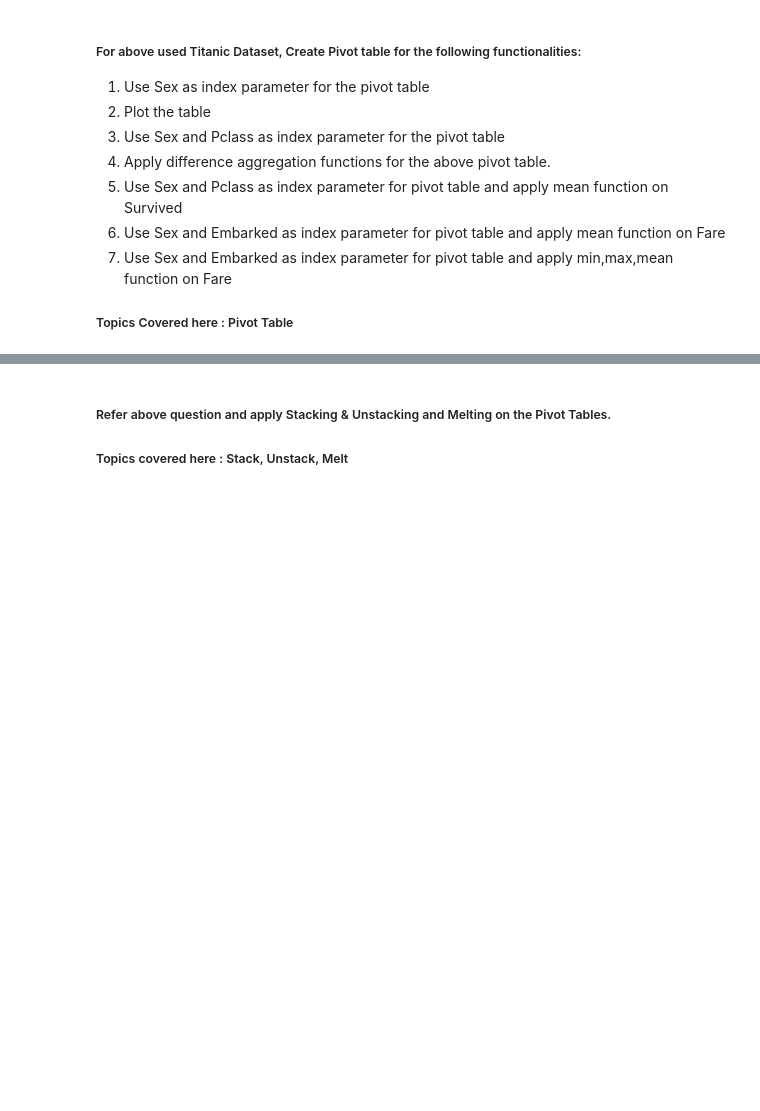
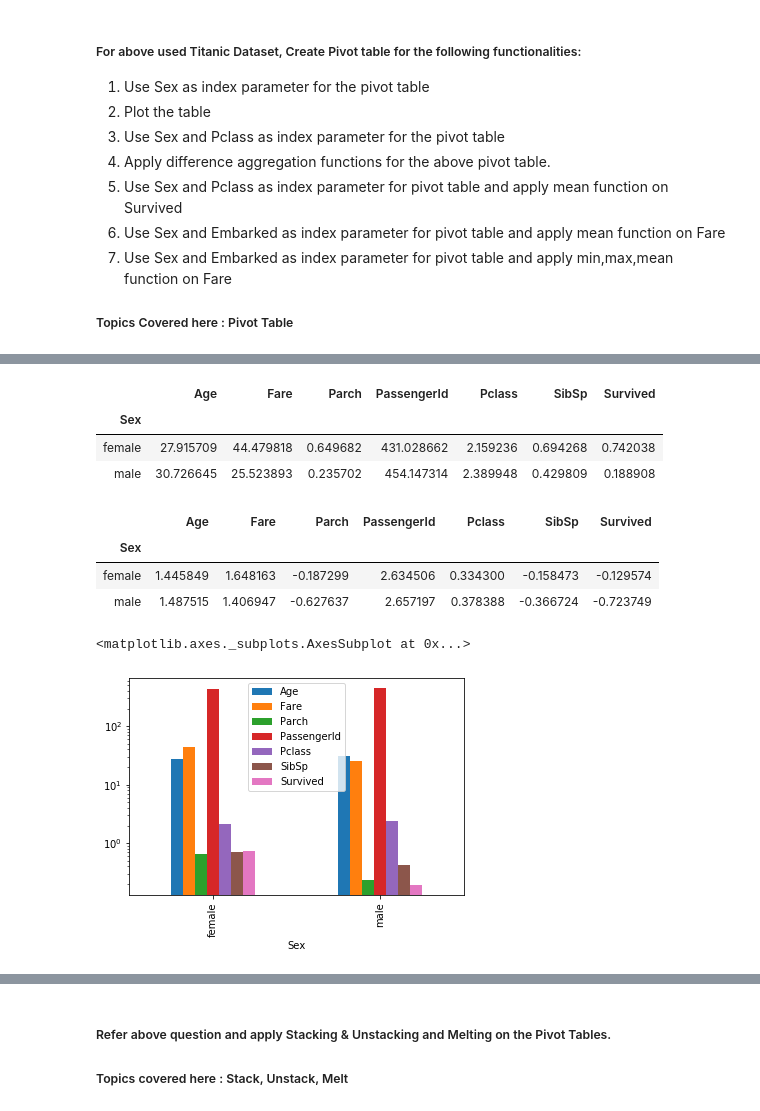
Before and after one commit to aritradutta002/Numpy_Pandas_Visualisations, a Jupyter notebook: LI-day2.ipynb, the cells around one changed output, grey strips where cells are left out. Saved outputs shown, nothing was run; the diff lists cells and outputs as text; code cells hidden in the pictures; blank space fills up the shorter version.

```diff
--- a/LI-day2.ipynb
+++ b/LI-day2.ipynb
@@ -678,3 +720,6 @@ pd.pivot_table(df, index=['Name','Subject'], aggfunc='sum')
 7. Use Sex and Embarked as index parameter for pivot table and apply min,max,mean function on Fare
 
 ##### Topics Covered here : Pivot Table
+# %%
+titanic = pd.read_csv("titanic_train.csv")
+titanic.head()
@@ -680,0 +733,17 @@ pd.pivot_table(df, index=['Name','Subject'], aggfunc='sum')
+# %%
+pd.pivot_table(titanic, index='Sex')
+# %% [output]
+|  | Age | Fare | Parch | PassengerId | Pclass | SibSp | Survived |
+| Sex |  |  |  |  |  |  |  |
+| female | 27.915709 | 44.479818 | 0.649682 | 431.028662 | 2.159236 | 0.694268 | 0.742038 |
+| male | 30.726645 | 25.523893 | 0.235702 | 454.147314 | 2.389948 | 0.429809 | 0.188908 |
+# %%
+pt = titanic.pivot_table(index='Sex')
+# %%
+import numpy as np
+np.log10(pt)
+# %% [output]
+|  | Age | Fare | Parch | PassengerId | Pclass | SibSp | Survived |
+| Sex |  |  |  |  |  |  |  |
+| female | 1.445849 | 1.648163 | -0.187299 | 2.634506 | 0.334300 | -0.158473 | -0.129574 |
+| male | 1.487515 | 1.406947 | -0.627637 | 2.657197 | 0.378388 | -0.366724 | -0.723749 |
@@ -680,0 +752,5 @@ pd.pivot_table(df, index=['Name','Subject'], aggfunc='sum')
+# %%
+pt.plot(kind='bar', logy=True)
+# %% [output]
+<matplotlib.axes._subplots.AxesSubplot at 0x...>
+[figure, added]
```
Also changed, not shown: parts of 28 cells of this notebook.
